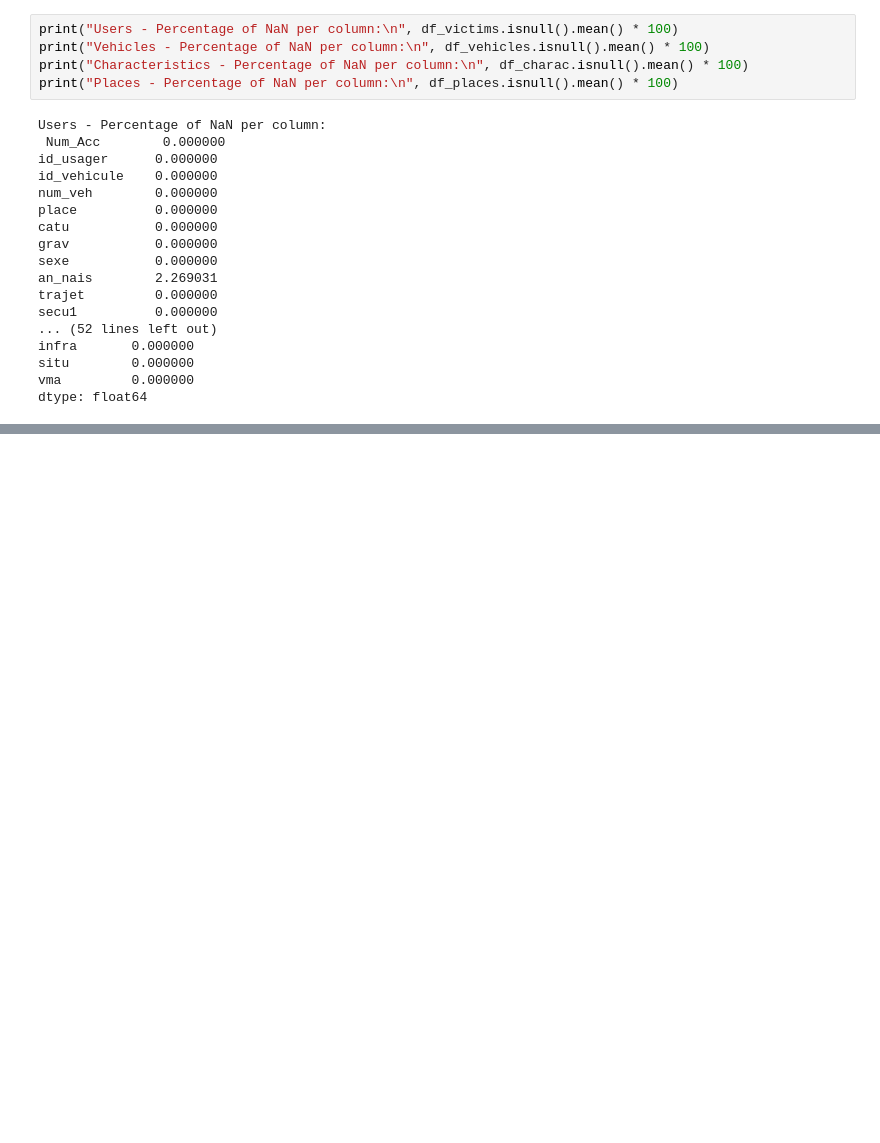
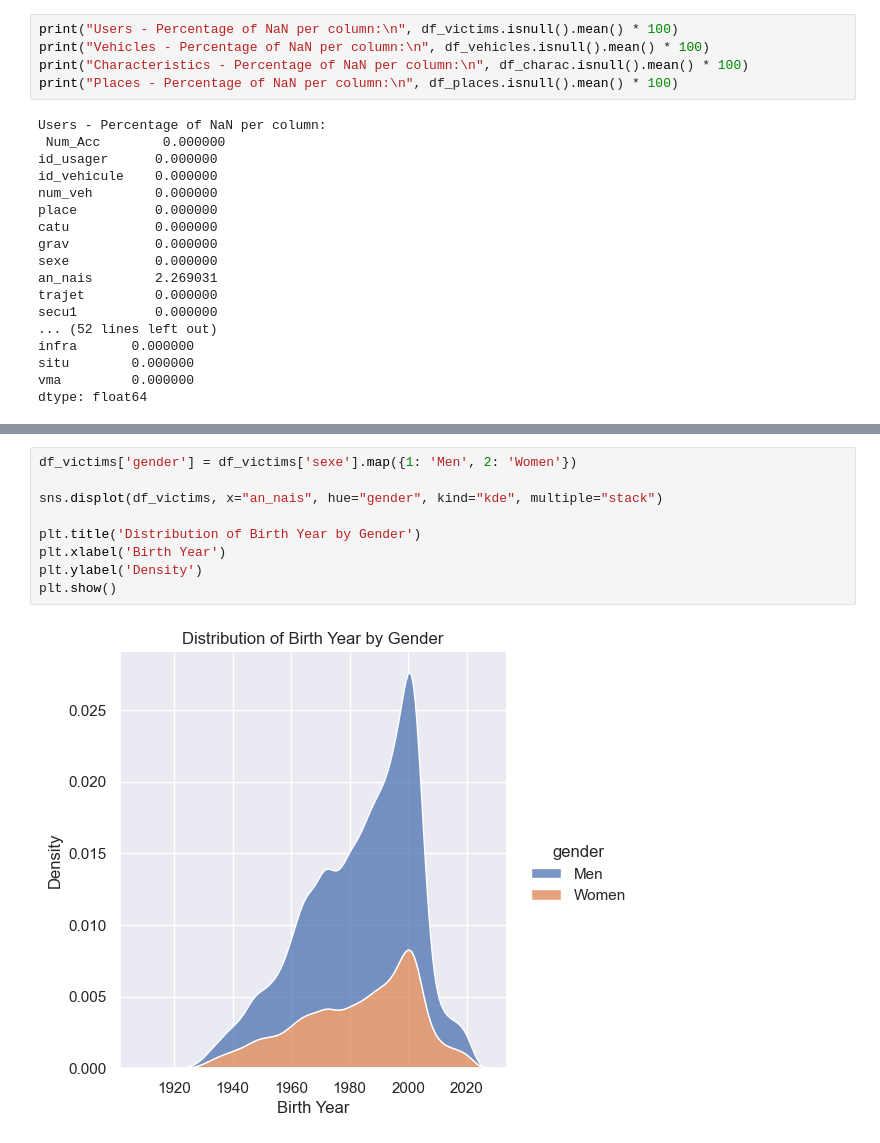
Before and after one commit to malools/french-road-accidents, a Jupyter notebook: eda.ipynb, the cells around one changed output, grey strips where cells are left out. Cells and saved outputs as stored; diff of their text form; blank space fills up the shorter version.

```diff
--- a/eda.ipynb
+++ b/eda.ipynb
@@ -98,0 +127,11 @@ dtype: float64
+# %%
+df_victims['gender'] = df_victims['sexe'].map({1: 'Men', 2: 'Women'})
+
+sns.displot(df_victims, x="an_nais", hue="gender", kind="kde", multiple="stack")
+
+plt.title('Distribution of Birth Year by Gender')
+plt.xlabel('Birth Year')
+plt.ylabel('Density')
+plt.show()
+# %% [output]
+[figure, added]
```
Also changed, not shown: parts of 11 cells of this notebook, 1 other file.
